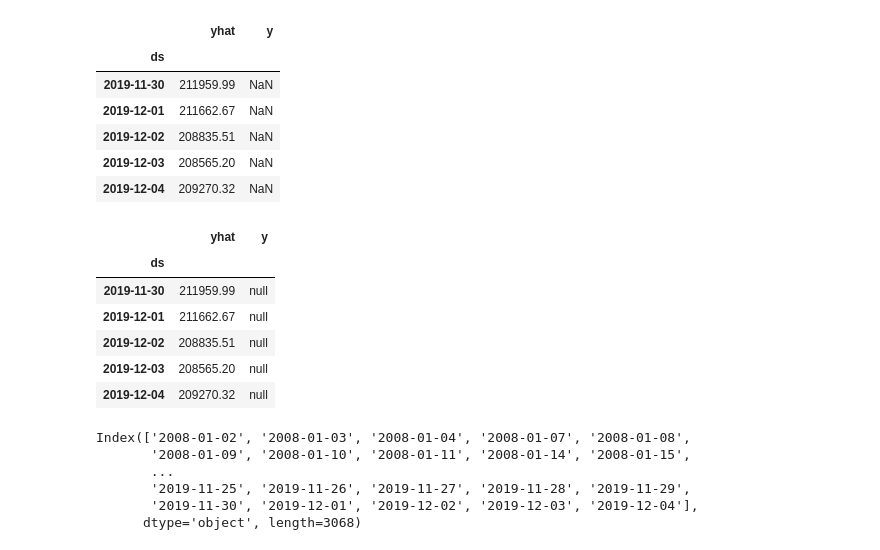
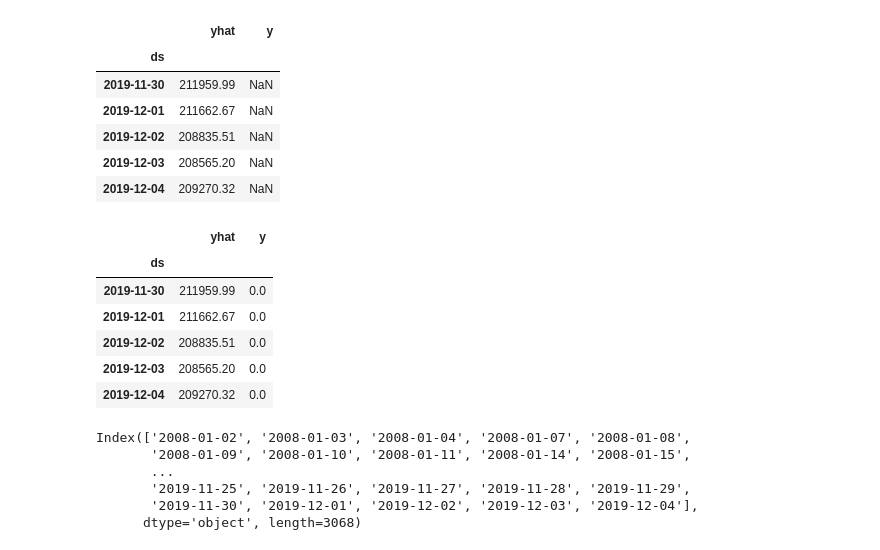
Before and after one commit to nomadlife/stockprice, a Jupyter notebook: 5-2. prediction to list.ipynb, the cells around one changed output. Saved outputs shown, nothing was run; the diff lists cells and outputs as text; code cells hidden in the pictures.

```diff
--- a/5-2. prediction to list.ipynb
+++ b/5-2. prediction to list.ipynb
@@ -219,16 +219,16 @@ new_df.tail()
 # %%
 new_df = pd.DataFrame({'ds':forecast.ds,'yhat':forecast.yhat.round(2)}).set_index('ds')
 new_df = new_df.join(pd.DataFrame({'y':df.y}))
-new_df.y = new_df.y.fillna('null')
+new_df.y = new_df.y.fillna(0)
 new_df.tail()
 # %% [output]
 |  | yhat | y |
 | ds |  |  |
-| 2019-11-30 | 211959.99 | null |
-| 2019-12-01 | 211662.67 | null |
-| 2019-12-02 | 208835.51 | null |
-| 2019-12-03 | 208565.20 | null |
-| 2019-12-04 | 209270.32 | null |
+| 2019-11-30 | 211959.99 | 0.0 |
+| 2019-12-01 | 211662.67 | 0.0 |
+| 2019-12-02 | 208835.51 | 0.0 |
+| 2019-12-03 | 208565.20 | 0.0 |
+| 2019-12-04 | 209270.32 | 0.0 |
 # %%
 new_df = pd.DataFrame({'ds':forecast.ds,'yhat':forecast.yhat.round(2)}).set_index('ds')
 new_df = new_df.join(pd.DataFrame({'y':df.y}))
```
Also changed, not shown: parts of 2 cells of this notebook, 3 other files.
